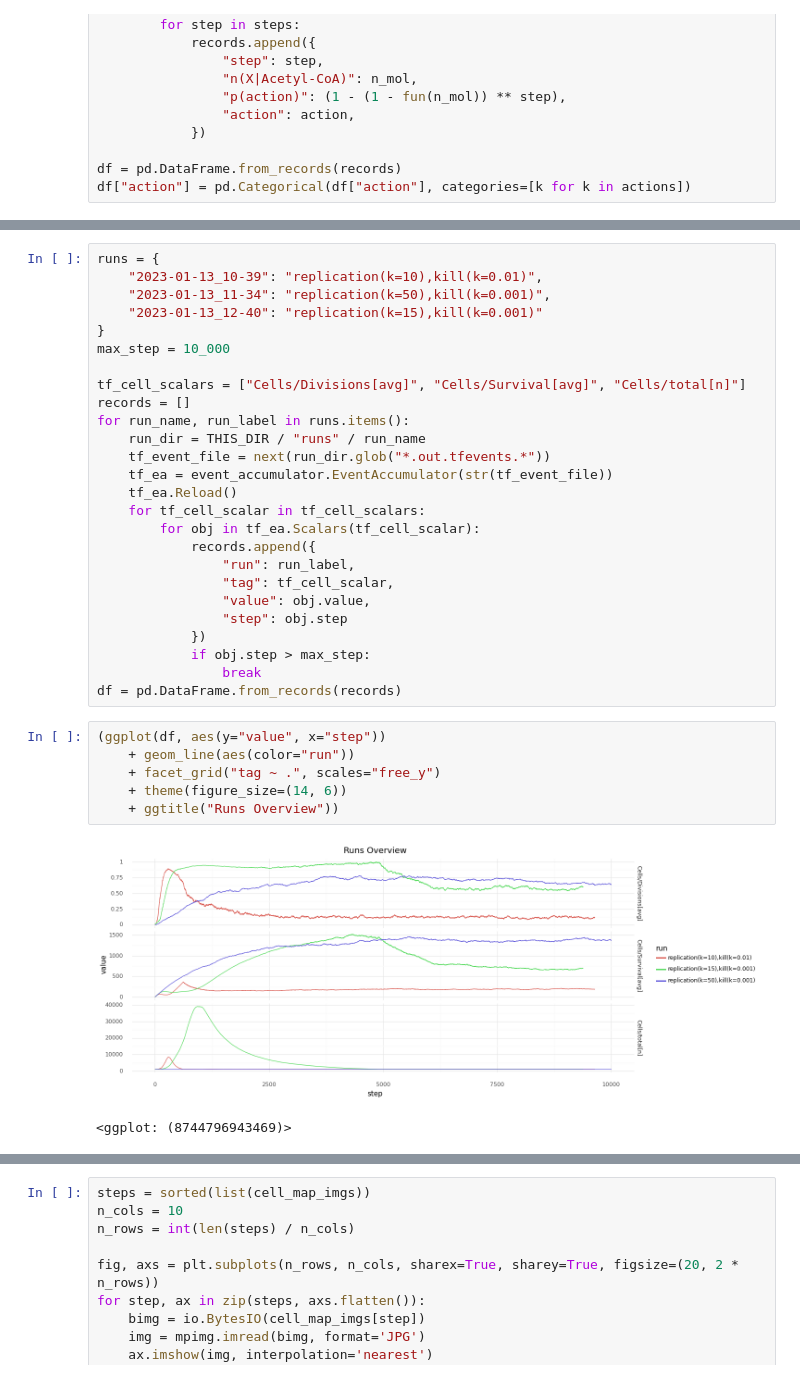
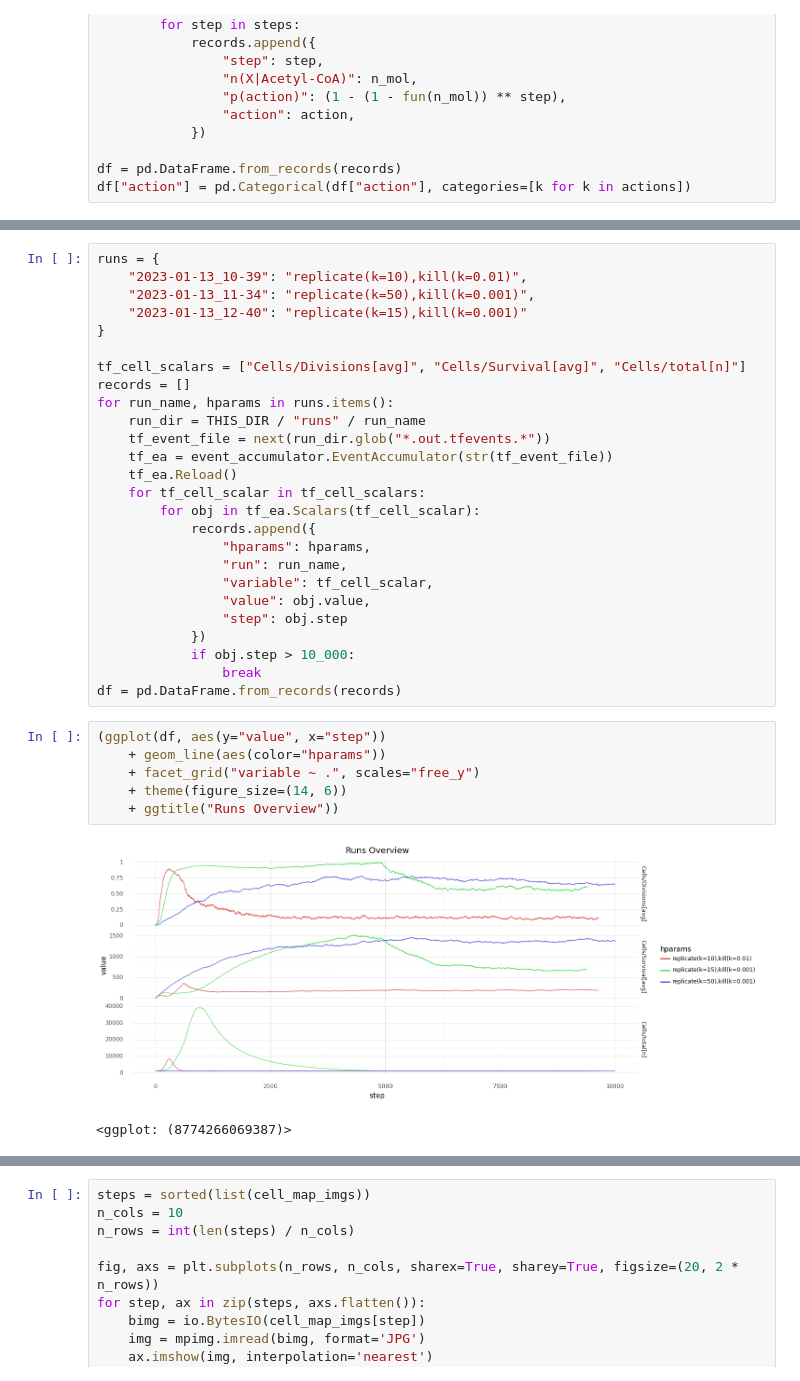
Before and after one commit to mRcSchwering/magic-soup, a Jupyter notebook: experiments/e1_co2_fixing/analyze.ipynb, the cells around one changed output, grey strips where cells are left out. Saved outputs shown, nothing was run; the diff lists cells and outputs as text.

```diff
--- a/experiments/e1_co2_fixing/analyze.ipynb
+++ b/experiments/e1_co2_fixing/analyze.ipynb
@@ -54,14 +55,13 @@ df["action"] = pd.Categorical(df["action"], categories=[k for k in actions])
 # %%
 runs = {
-    "2023-01-13_10-39": "replication(k=10),kill(k=0.01)",
-    "2023-01-13_11-34": "replication(k=50),kill(k=0.001)",
-    "2023-01-13_12-40": "replication(k=15),kill(k=0.001)"
+    "2023-01-13_10-39": "replicate(k=10),kill(k=0.01)",
+    "2023-01-13_11-34": "replicate(k=50),kill(k=0.001)",
+    "2023-01-13_12-40": "replicate(k=15),kill(k=0.001)"
 }
-max_step = 10_000
 
 tf_cell_scalars = ["Cells/Divisions[avg]", "Cells/Survival[avg]", "Cells/total[n]"]
 records = []
-for run_name, run_label in runs.items():
+for run_name, hparams in runs.items():
     run_dir = THIS_DIR / "runs" / run_name
     tf_event_file = next(run_dir.glob("*.out.tfevents.*"))
     tf_ea = event_accumulator.EventAccumulator(str(tf_event_file))
@@ -69,20 +69,21 @@ for run_name, run_label in runs.items():
     for tf_cell_scalar in tf_cell_scalars:
         for obj in tf_ea.Scalars(tf_cell_scalar):
             records.append({
-                "run": run_label,
-                "tag": tf_cell_scalar,
+                "hparams": hparams,
+                "run": run_name,
+                "variable": tf_cell_scalar,
                 "value": obj.value,
                 "step": obj.step
             })
-            if obj.step > max_step:
+            if obj.step > 10_000:
                 break
 df = pd.DataFrame.from_records(records)
 # %%
 (ggplot(df, aes(y="value", x="step"))
-    + geom_line(aes(color="run"))
-    + facet_grid("tag ~ .", scales="free_y")
+    + geom_line(aes(color="hparams"))
+    + facet_grid("variable ~ .", scales="free_y")
     + theme(figure_size=(14, 6))
     + ggtitle("Runs Overview"))
 # %% [output]
-[figure, old version]
+[figure, new version]
-<ggplot: (8744796943469)>
+<ggplot: (8774266069387)>
```
Also changed, not shown: parts of 18 cells of this notebook, 2 other files.
